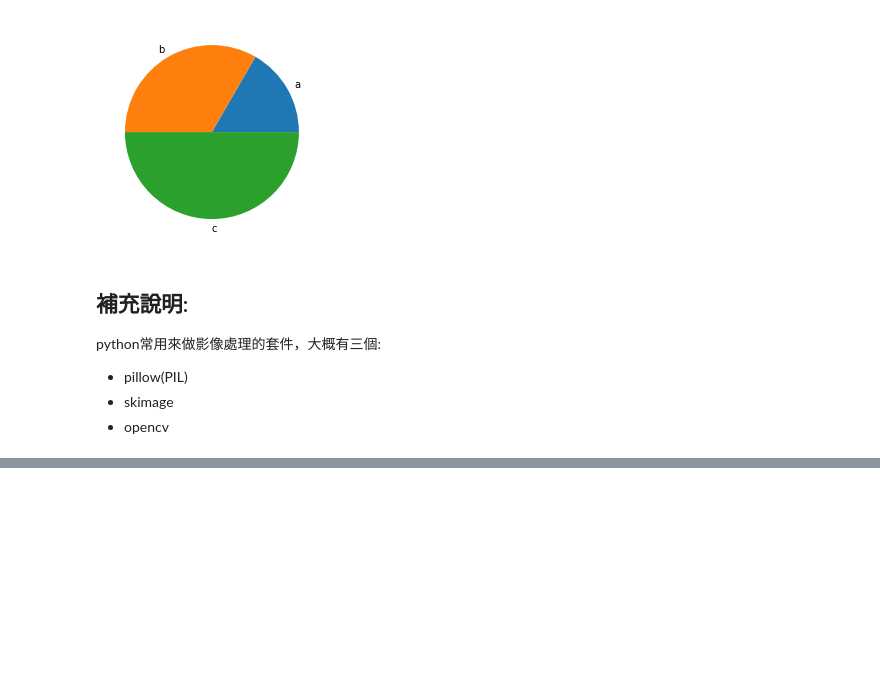
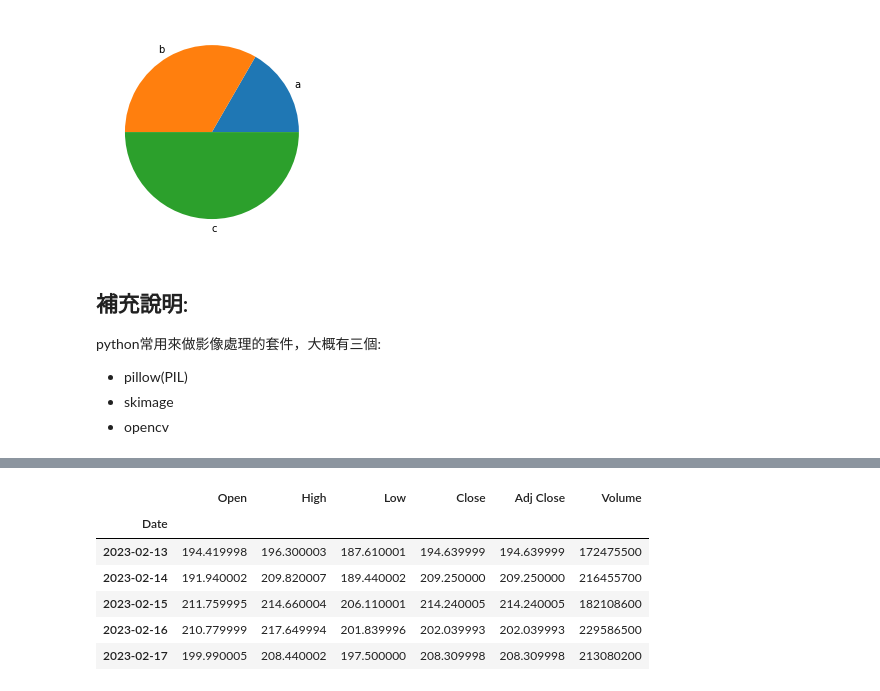
Before and after one commit to aprilrain731/20230210-python, a Jupyter notebook: 20230219.ipynb, the cells around one changed output, grey strips where cells are left out. Saved outputs shown, nothing was run; the diff lists cells and outputs as text; code cells hidden in the pictures; blank space fills up the shorter version.

```diff
--- a/20230219.ipynb
+++ b/20230219.ipynb
@@ -551,0 +598,11 @@ from PIL import Image
+# %%
+#檢視後五筆資料
+df.tail()
+# %% [output]
+|  | Open | High | Low | Close | Adj Close | Volume |
+| Date |  |  |  |  |  |  |
+| 2023-02-13 | 194.419998 | 196.300003 | 187.610001 | 194.639999 | 194.639999 | 172475500 |
+| 2023-02-14 | 191.940002 | 209.820007 | 189.440002 | 209.250000 | 209.250000 | 216455700 |
+| 2023-02-15 | 211.759995 | 214.660004 | 206.110001 | 214.240005 | 214.240005 | 182108600 |
+| 2023-02-16 | 210.779999 | 217.649994 | 201.839996 | 202.039993 | 202.039993 | 229586500 |
+| 2023-02-17 | 199.990005 | 208.440002 | 197.500000 | 208.309998 | 208.309998 | 213080200 |
```
Also changed, not shown: parts of 23 cells of this notebook.
